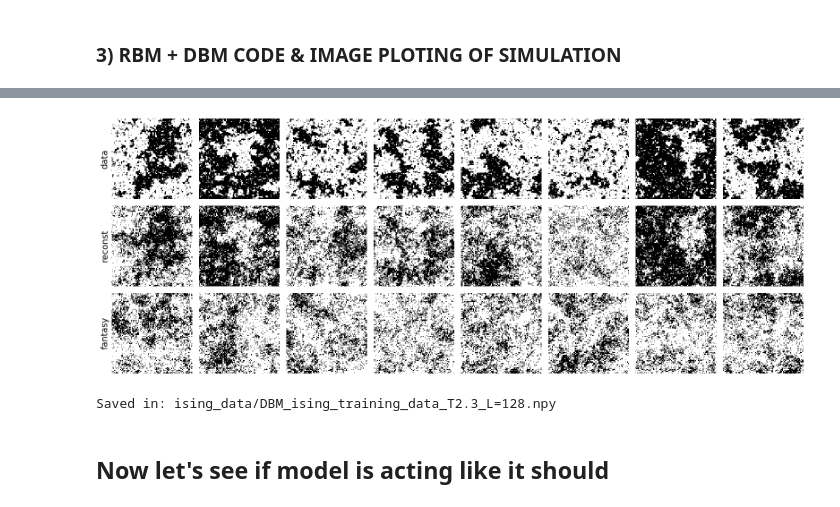
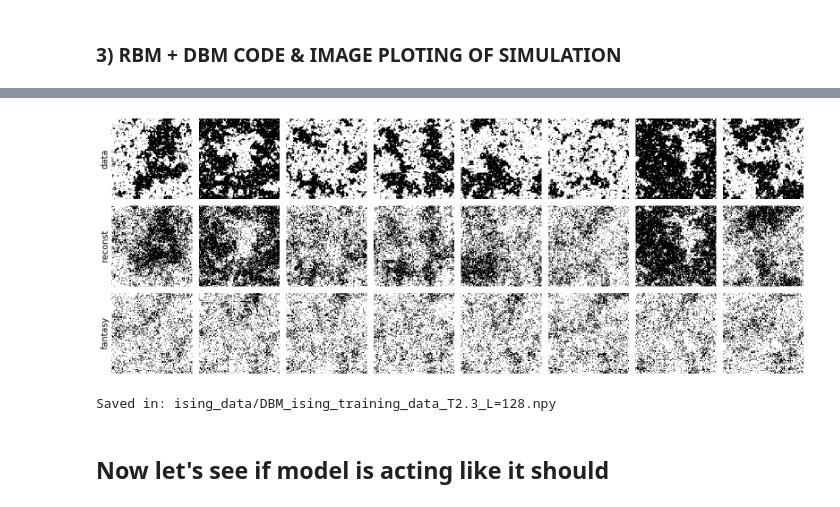
Before and after one commit to DaviFPassos/DBM_IsingSimulator, a Jupyter notebook: DBM_IsingSimulator.ipynb, the cells around one changed output, grey strips where cells are left out. Saved outputs shown, nothing was run; the diff lists cells and outputs as text; code cells hidden in the pictures.

```diff
--- a/DBM_IsingSimulator.ipynb
+++ b/DBM_IsingSimulator.ipynb
@@ -131,7 +131,7 @@ class RBM(nn.Module):
         prob = torch.sigmoid(F.linear(h, self.W.t(), self.v_bias))
         return torch.bernoulli(prob), prob
 
-    def forward(self, v, k=1):
+    def forward(self, v, k=5):
         v_k = v
         for _ in range(k):
             h_prob = torch.sigmoid(F.linear(v_k, self.W, self.h_bias))
@@ -149,7 +149,7 @@ def contrastive_divergence_loss(v0, vk, h0, hk, rbm):
 def train_model(model, data_loader, num_epochs, steps):
     rbm1, rbm2 = model
     device = next(rbm1.parameters()).device
-    optim1 = torch.optim.Adam(rbm1.parameters(), lr=0.007)
+    optim1 = torch.optim.Adam(rbm1.parameters(), lr=0.007, weight_decay=1e-4)
     optim2 = torch.optim.Adam(rbm2.parameters(), lr=0.007)
 
     print("Pre-training layer 1...")
@@ -163,6 +163,7 @@ def train_model(model, data_loader, num_epochs, steps):
             loss = contrastive_divergence_loss(v0, vk, h0, hk, rbm1)
             optim1.zero_grad()
             loss.backward()
+            torch.nn.utils.clip_grad_norm_(rbm1.parameters(), max_norm=1.0)
             optim1.step()
         print(f"Epoch {epoch+1} (layer 1), Loss: {loss.item():.4f}")
 
@@ -324,4 +325,4 @@ Epoch 500 (layer 2), Loss: -5.2582
-[figure, old version]
+[figure, new version]
 Saved in: ising_data/DBM_ising_training_data_T2.3_L=128.npy
 # %% [markdown]
 ## Now let's see if model is acting like it should
```
Also changed, not shown: parts of 4 cells of this notebook.
